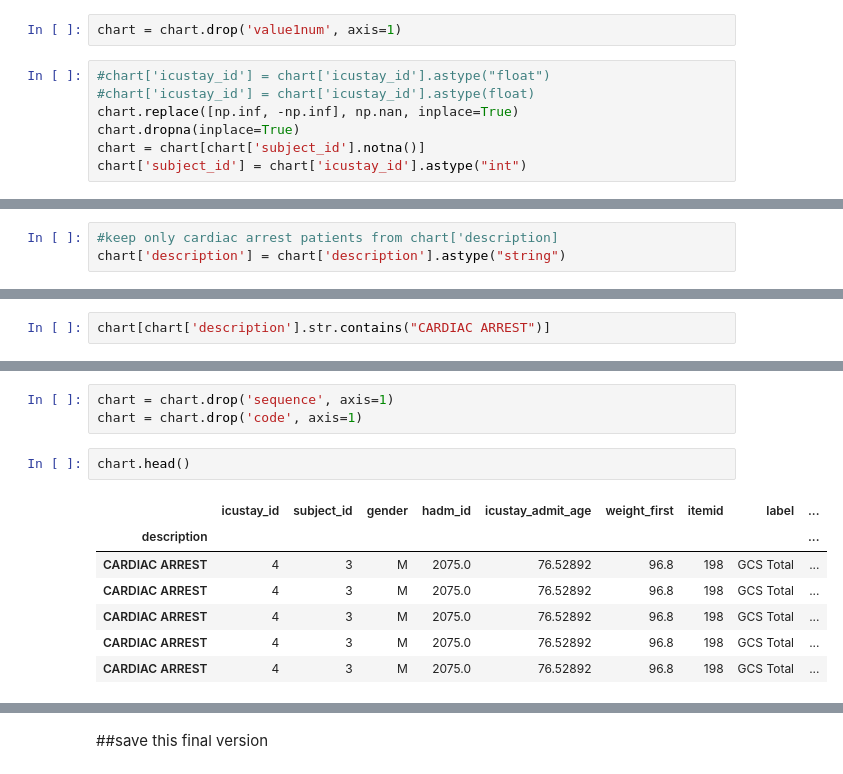
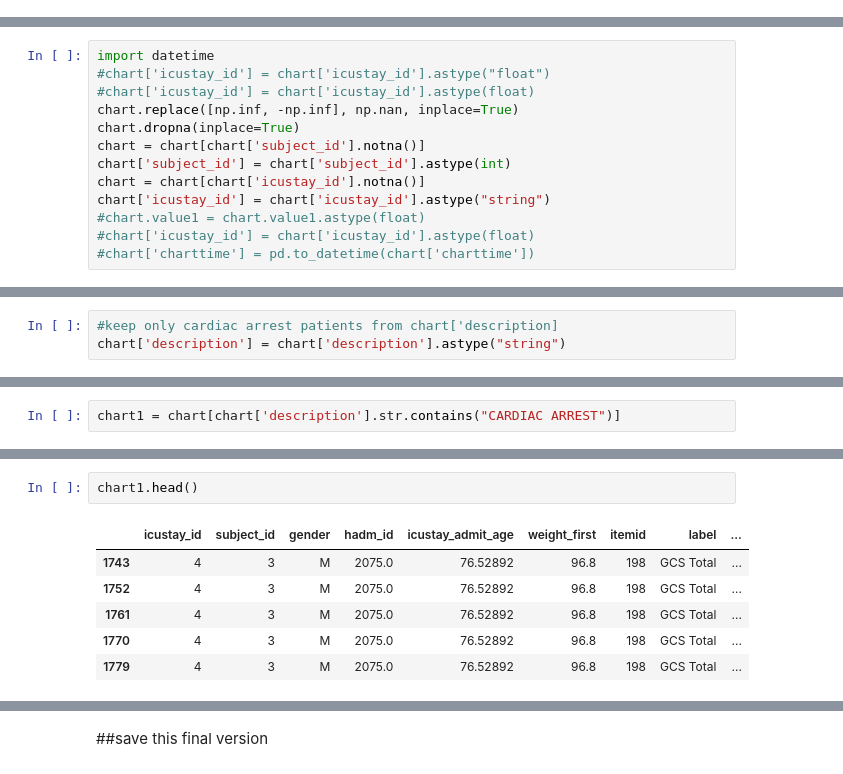
Before and after one commit to sheryylli/im, a Jupyter notebook: mimic2_data_preprocessing.ipynb, the cells around one changed output, grey strips where cells are left out. Drawn from its saved outputs; the diff is of its cells as text.

```diff
--- a/mimic2_data_preprocessing.ipynb
+++ b/mimic2_data_preprocessing.ipynb
@@ -434,9 +404,0 @@ chart.head()
-# %%
-chart = chart.drop('value1num', axis=1)
-# %%
-#chart['icustay_id'] = chart['icustay_id'].astype("float")
-#chart['icustay_id'] = chart['icustay_id'].astype(float)
-chart.replace([np.inf, -np.inf], np.nan, inplace=True)
-chart.dropna(inplace=True)
-chart = chart[chart['subject_id'].notna()]
-chart['subject_id'] = chart['icustay_id'].astype("int")
@@ -456,0 +419,13 @@ dtype: object
+# %%
+import datetime
+#chart['icustay_id'] = chart['icustay_id'].astype("float")
+#chart['icustay_id'] = chart['icustay_id'].astype(float)
+chart.replace([np.inf, -np.inf], np.nan, inplace=True)
+chart.dropna(inplace=True)
+chart = chart[chart['subject_id'].notna()]
+chart['subject_id'] = chart['subject_id'].astype(int)
+chart = chart[chart['icustay_id'].notna()]
+chart['icustay_id'] = chart['icustay_id'].astype("string")
+#chart.value1 = chart.value1.astype(float)
+#chart['icustay_id'] = chart['icustay_id'].astype(float)
+#chart['charttime'] = pd.to_datetime(chart['charttime'])
@@ -716,4 +733,4 @@ code                  object
 description           string
 dtype: object
 # %%
-chart[chart['description'].str.contains("CARDIAC ARREST")]
+chart1 = chart[chart['description'].str.contains("CARDIAC ARREST")]
@@ -740,13 +737,9 @@ Series([], Name: description, dtype: string)
-# %%
-chart = chart.drop('sequence', axis=1)
-chart = chart.drop('code', axis=1)
 # %%
-chart.head()
+chart1.head()
 # %% [output]
 |  | icustay_id | subject_id | gender | hadm_id | icustay_admit_age | weight_first | itemid | label | ... |
-| description |  |  |  |  |  |  |  |  | ... |
-| CARDIAC ARREST | 4 | 3 | M | 2075.0 | 76.52892 | 96.8 | 198 | GCS Total | ... |
-| CARDIAC ARREST | 4 | 3 | M | 2075.0 | 76.52892 | 96.8 | 198 | GCS Total | ... |
-| CARDIAC ARREST | 4 | 3 | M | 2075.0 | 76.52892 | 96.8 | 198 | GCS Total | ... |
-| CARDIAC ARREST | 4 | 3 | M | 2075.0 | 76.52892 | 96.8 | 198 | GCS Total | ... |
-| CARDIAC ARREST | 4 | 3 | M | 2075.0 | 76.52892 | 96.8 | 198 | GCS Total | ... |
+| 1743 | 4 | 3 | M | 2075.0 | 76.52892 | 96.8 | 198 | GCS Total | ... |
+| 1752 | 4 | 3 | M | 2075.0 | 76.52892 | 96.8 | 198 | GCS Total | ... |
+| 1761 | 4 | 3 | M | 2075.0 | 76.52892 | 96.8 | 198 | GCS Total | ... |
+| 1770 | 4 | 3 | M | 2075.0 | 76.52892 | 96.8 | 198 | GCS Total | ... |
+| 1779 | 4 | 3 | M | 2075.0 | 76.52892 | 96.8 | 198 | GCS Total | ... |
```
Also changed, not shown: parts of 73 cells of this notebook.
